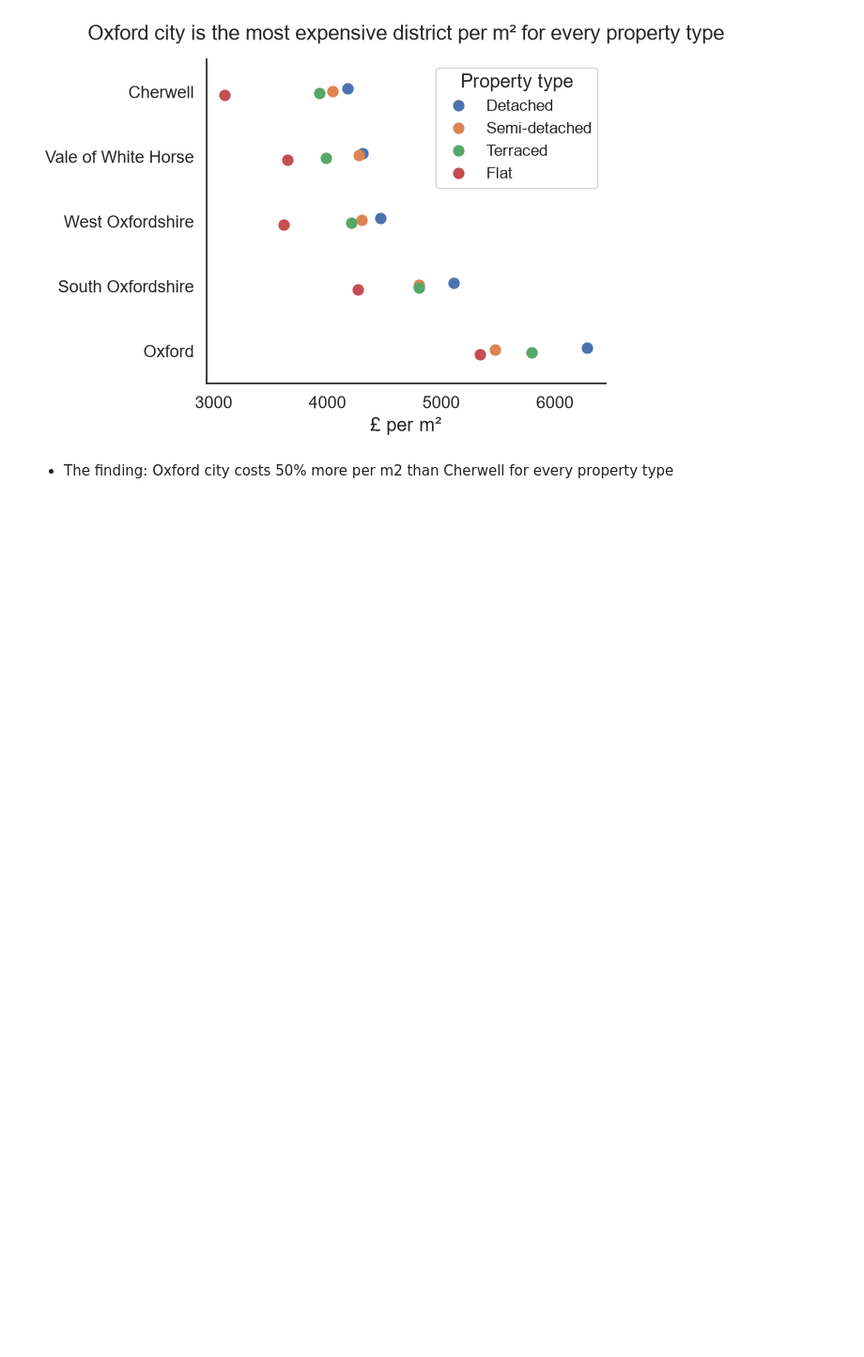
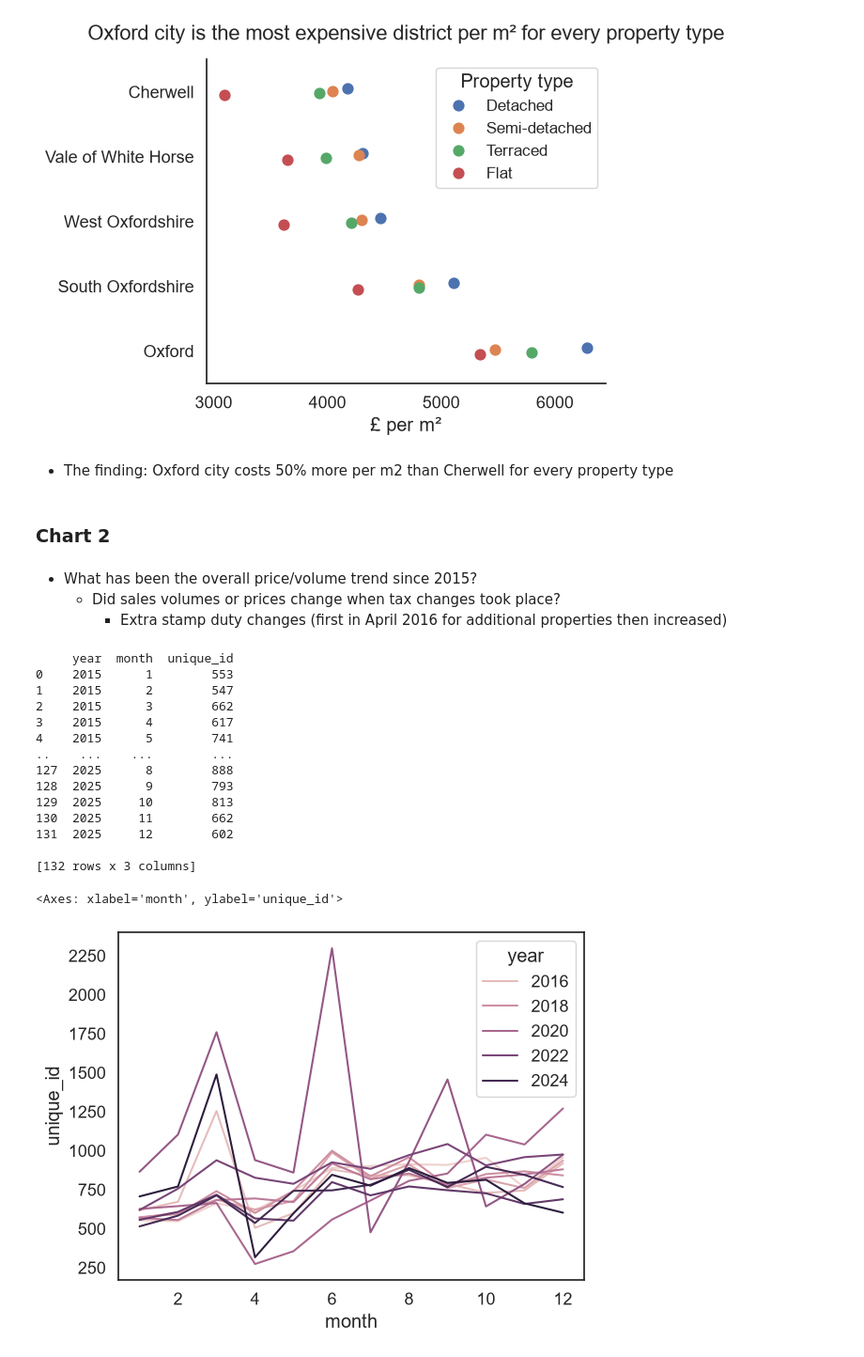
Before and after one commit to TomSCarter/oxfordshire-house-prices-dashboard, a Jupyter notebook: week_12_visuals_dashboards.ipynb, the cells around one changed output. Shown at 94% size. Cells and saved outputs as stored; diff of their text form; code cells hidden in the pictures; blank space fills up the shorter version.

Commit message:
Prepared chart 2 after version and logged details

```diff
--- a/week_12_visuals_dashboards.ipynb
+++ b/week_12_visuals_dashboards.ipynb
@@ -239,3 +241,30 @@ plt.show()
 [figure]
 # %% [markdown]
 - The finding: Oxford city costs 50% more per m2 than Cherwell for every property type
+# %% [markdown]
+### Chart 2
+# %% [markdown]
+- What has been the overall price/volume trend since 2015?
+    - Did sales volumes or prices change when tax changes took place?
+        - Extra stamp duty changes (first in April 2016 for additional properties then increased)
+# %%
+monthly_volume = cat_a_only.groupby(['year', 'month'])['unique_id'].count().reset_index()
+print(monthly_volume)
+sns.lineplot(monthly_volume, x='month', y='unique_id', hue='year')
+# %% [output]
+     year  month  unique_id
+0    2015      1        553
+1    2015      2        547
+2    2015      3        662
+3    2015      4        617
+4    2015      5        741
+..    ...    ...        ...
+127  2025      8        888
+128  2025      9        793
+129  2025     10        813
+130  2025     11        662
+131  2025     12        602
+
+[132 rows x 3 columns]
+<Axes: xlabel='month', ylabel='unique_id'>
+[figure, added]
```
Also changed, not shown: parts of 7 cells of this notebook, 3 other files.
